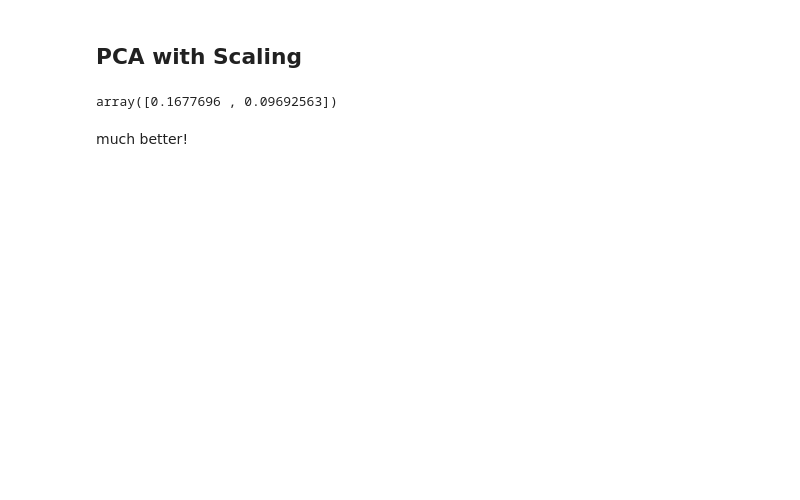
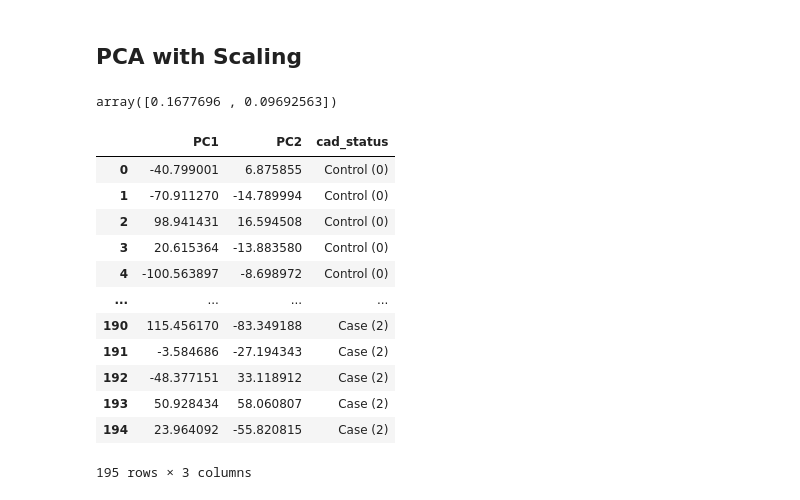
Before and after one commit to aszatrowski/BIOS26211_FinalProject, a Jupyter notebook: PCA1.ipynb, the cells around one changed output. Drawn from its saved outputs; the diff is of its cells as text; code cells hidden in the pictures; blank space fills up the shorter version.

```diff
--- a/PCA1.ipynb
+++ b/PCA1.ipynb
@@ -63,6 +82,22 @@ gse_20680_scaled_pca = pca.fit_transform(gse_20680_scaled)
 pca.explained_variance_ratio_
 # %% [output]
 array([0.1677696 , 0.09692563])
-# %% [markdown]
-much better!
+# %%
+gse_20680_scaled_pca = pd.DataFrame(gse_20680_scaled_pca, columns = ['PC1', 'PC2'])
+gse_20680_scaled_projected = gse_20680_scaled_pca.join(gse_20680['cad_status'])
+gse_20680_scaled_projected
+# %% [output]
+|  | PC1 | PC2 | cad_status |
+| 0 | -40.799001 | 6.875855 | Control (0) |
+| 1 | -70.911270 | -14.789994 | Control (0) |
+| 2 | 98.941431 | 16.594508 | Control (0) |
+| 3 | 20.615364 | -13.883580 | Control (0) |
+| 4 | -100.563897 | -8.698972 | Control (0) |
+| ... | ... | ... | ... |
+| 190 | 115.456170 | -83.349188 | Case (2) |
+| 191 | -3.584686 | -27.194343 | Case (2) |
+| 192 | -48.377151 | 33.118912 | Case (2) |
+| 193 | 50.928434 | 58.060807 | Case (2) |
+| 194 | 23.964092 | -55.820815 | Case (2) |
+195 rows × 3 columns
 # %%
```
Also changed, not shown: parts of 4 cells of this notebook, 1 other file.
